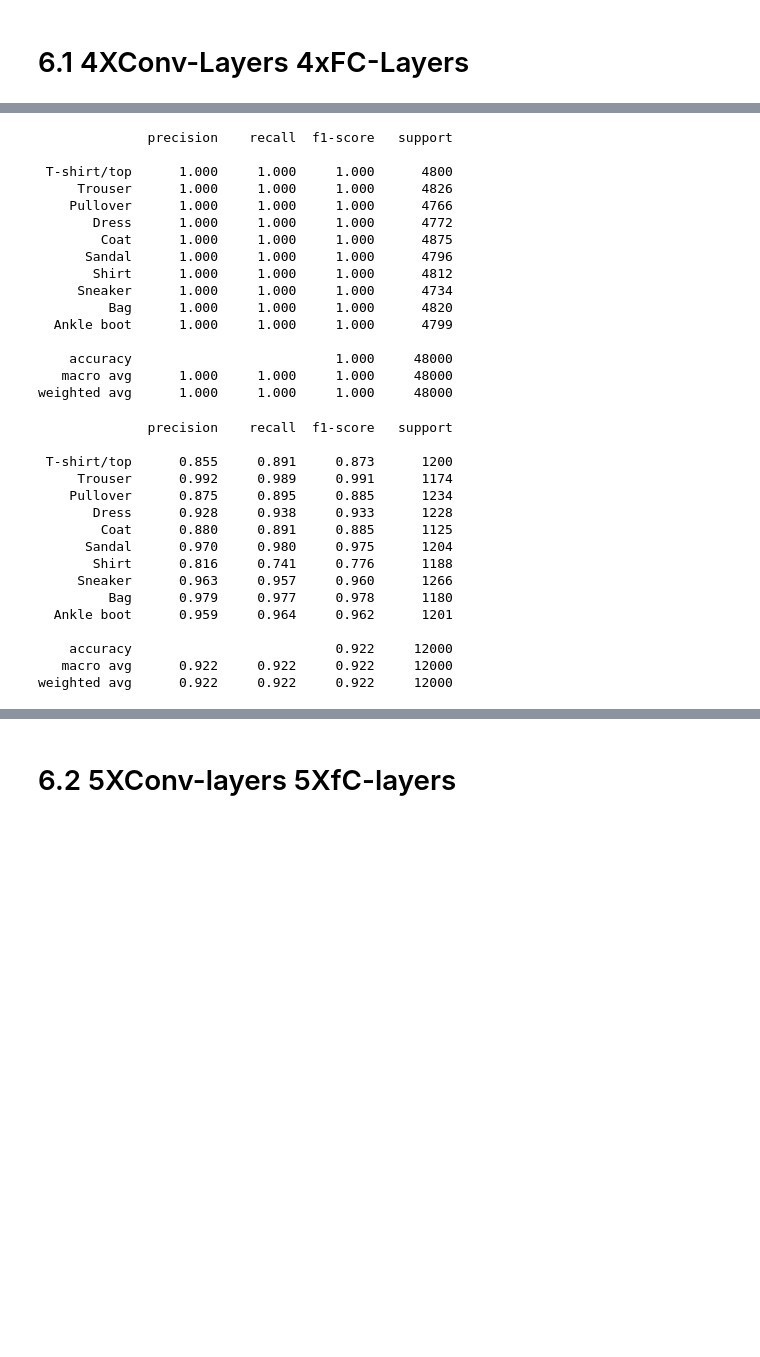
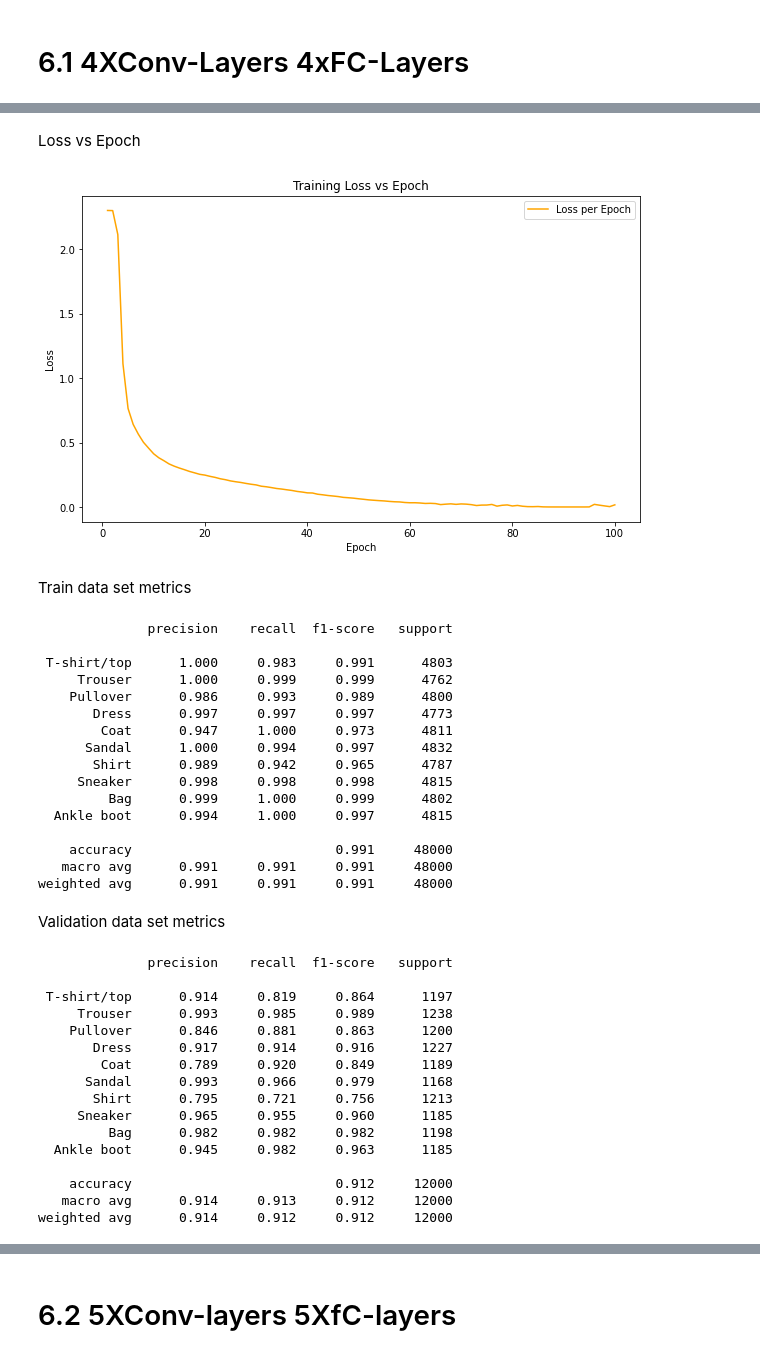
Before and after one commit to HusseinMansourMohd/Data_Minning_final_project, a Jupyter notebook: DM_project.ipynb, the cells around one changed output, grey strips where cells are left out. Saved outputs shown, nothing was run; the diff lists cells and outputs as text; code cells hidden in the pictures; blank space fills up the shorter version.

```diff
--- a/DM_project.ipynb
+++ b/DM_project.ipynb
@@ -395,8 +453,8 @@ optimizer = optim.SGD(model.parameters(), lr=0.001, momentum=0.9)
 
 start_time = time.time()
 #train
-LOSSES = []
-EPOCHES = []
+epoch_losses = []
+
 for epoch in range(100):
     running_loss = 0.0
     for i, data in enumerate(trainloader, 0):
@@ -440,3 +498,19 @@ Total Training Time: 2297.88 seconds
+# %% [markdown]
+Loss vs Epoch
+# %%
+# Plotting the loss vs epoch
+import matplotlib.pyplot as plt
+plt.figure(figsize=(10, 6))
+plt.plot(range(1, 101), epoch_losses, label='Loss per Epoch',color="orange")
+plt.xlabel('Epoch')
+plt.ylabel('Loss')
+plt.title('Training Loss vs Epoch')
+plt.legend()
+plt.show()
+# %% [output]
+[figure, added]
+# %% [markdown]
+Train data set metrics
 # %%
 model.eval()
 from sklearn.metrics import classification_report, accuracy_score
@@ -461,20 +535,22 @@ print(classification_report(y_true, y_pred, target_names=testset.classes, digits
 # %% [output]
               precision    recall  f1-score   support
 
- T-shirt/top      1.000     1.000     1.000      4800
-     Trouser      1.000     1.000     1.000      4826
-    Pullover      1.000     1.000     1.000      4766
-       Dress      1.000     1.000     1.000      4772
-        Coat      1.000     1.000     1.000      4875
-      Sandal      1.000     1.000     1.000      4796
-       Shirt      1.000     1.000     1.000      4812
-     Sneaker      1.000     1.000     1.000      4734
-         Bag      1.000     1.000     1.000      4820
-  Ankle boot      1.000     1.000     1.000      4799
+ T-shirt/top      1.000     0.983     0.991      4803
+     Trouser      1.000     0.999     0.999      4762
+    Pullover      0.986     0.993     0.989      4800
+       Dress      0.997     0.997     0.997      4773
+        Coat      0.947     1.000     0.973      4811
+      Sandal      1.000     0.994     0.997      4832
+       Shirt      0.989     0.942     0.965      4787
+     Sneaker      0.998     0.998     0.998      4815
+         Bag      0.999     1.000     0.999      4802
+  Ankle boot      0.994     1.000     0.997      4815
 
-    accuracy                          1.000     48000
-   macro avg      1.000     1.000     1.000     48000
-weighted avg      1.000     1.000     1.000     48000
+    accuracy                          0.991     48000
+   macro avg      0.991     0.991     0.991     48000
+weighted avg      0.991     0.991     0.991     48000
+# %% [markdown]
+Validation data set metrics
 # %%
 model.eval()
 from sklearn.metrics import classification_report, accuracy_score
@@ -499,17 +575,17 @@ print(classification_report(y_true, y_pred, target_names=testset.classes, digits
 # %% [output]
               precision    recall  f1-score   support
 
- T-shirt/top      0.855     0.891     0.873      1200
-     Trouser      0.992     0.989     0.991      1174
-    Pullover      0.875     0.895     0.885      1234
-       Dress      0.928     0.938     0.933      1228
-        Coat      0.880     0.891     0.885      1125
-      Sandal      0.970     0.980     0.975      1204
-       Shirt      0.816     0.741     0.776      1188
-     Sneaker      0.963     0.957     0.960      1266
-         Bag      0.979     0.977     0.978      1180
-  Ankle boot      0.959     0.964     0.962      1201
+ T-shirt/top      0.914     0.819     0.864      1197
+     Trouser      0.993     0.985     0.989      1238
+    Pullover      0.846     0.881     0.863      1200
+       Dress      0.917     0.914     0.916      1227
+        Coat      0.789     0.920     0.849      1189
+      Sandal      0.993     0.966     0.979      1168
+       Shirt      0.795     0.721     0.756      1213
+     Sneaker      0.965     0.955     0.960      1185
+         Bag      0.982     0.982     0.982      1198
+  Ankle boot      0.945     0.982     0.963      1185
 
-    accuracy                          0.922     12000
-   macro avg      0.922     0.922     0.922     12000
-weighted avg      0.922     0.922     0.922     12000
+    accuracy                          0.912     12000
+   macro avg      0.914     0.913     0.912     12000
+weighted avg      0.914     0.912     0.912     12000
```
Also changed, not shown: parts of 14 cells of this notebook.
